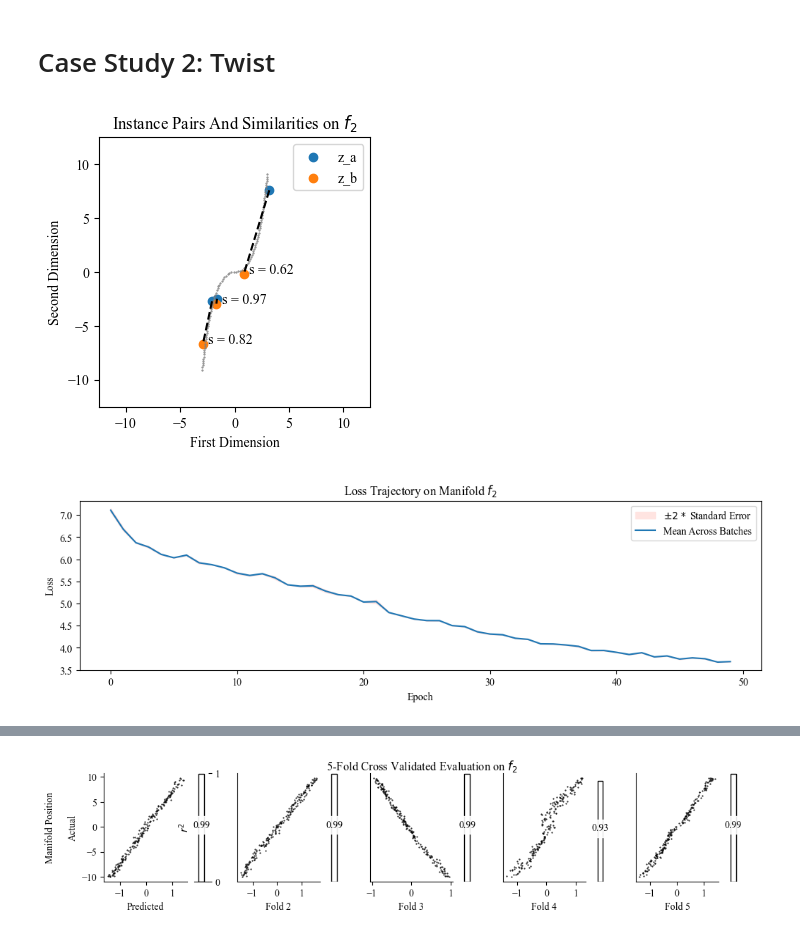
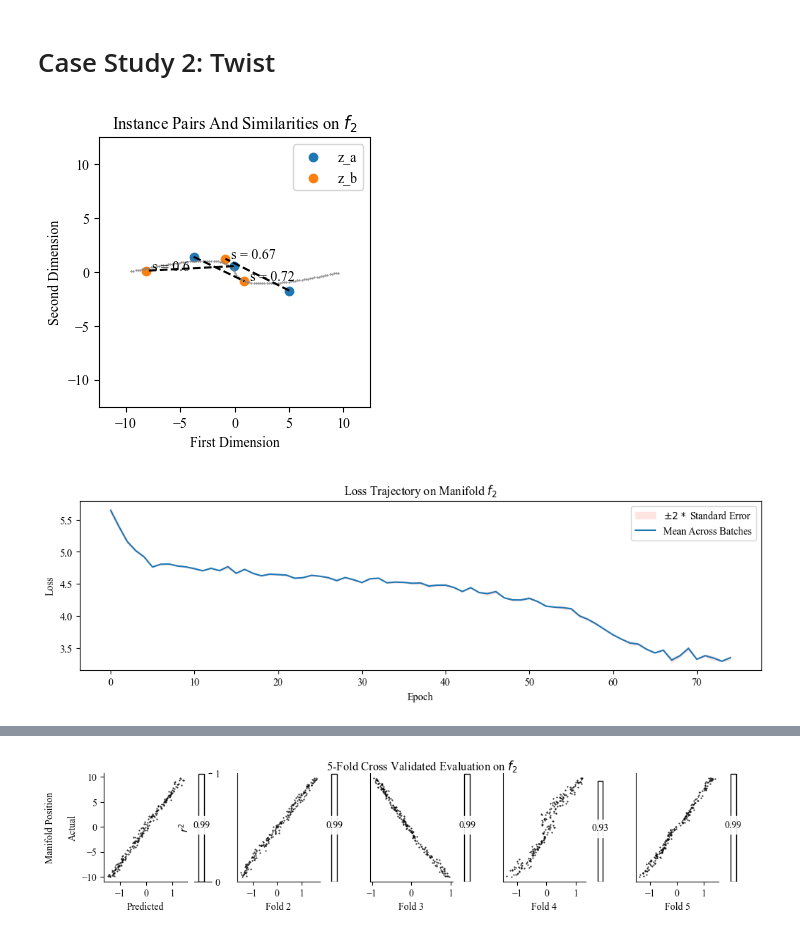
Before and after one commit to TimHenry1995/gyoza, a Jupyter notebook: src/gyoza/scripts/manifolds.ipynb, the cells around one changed output, grey strips where cells are left out. Cells and saved outputs as stored; diff of their text form; code cells hidden in the pictures.

```diff
--- a/src/gyoza/scripts/manifolds.ipynb
+++ b/src/gyoza/scripts/manifolds.ipynb
@@ -547,30 +530,36 @@ evaluate_and_plot_networks(Z_test=Z_test, Y_test=Y_test, networks=networks, mani
 # %%
 # Set up the raw manifold function
 manifold_name = 'f_2'
-manifold_function = lambda S: (np.arcsinh(S), np.sign(np.arcsinh(S)) * np.cosh(np.arcsinh(S)) - np.sign(S))
+manifold_function = lambda S: gum.rotate(xs=np.arcsinh(S), ys=np.sign(np.arcsinh(S)) * np.cosh(np.arcsinh(S)) - np.sign(S), theta=1.2*np.pi/2.0)
 
 # Generate a dataset
-reset_random_number_generators(seed=62) # Reproducability
-noise_strength = 0.5
+reset_random_number_generators(seed=503) # Reproducability
+noise_strength = 0.3
 Z, Y = create_data_set(S=S, manifold_function=manifold_function, noise_strength=noise_strength) # Z.shape == [M, N], Y.shape = [M, F]
 
 # Plot pairs of instances
 iterator = mdis.volatile_factorized_pair_iterator(X=Z, Y=Y, batch_size=32, similarity_function=similarity_function)
 Z_ab, Y_ab = next(iterator)
 
 plot_instance_pairs(S=S_star, Z_ab=Z_ab[:3,:,:], Y_ab=Y_ab[:3,:], manifold_function=manifold_function, manifold_name=manifold_name)
 # %% [output]
-[figure, old version]
+[figure, new version]
 # %%
 # Create network
 reset_random_number_generators(seed=227) # Reproducability
-network = create_network(Z_sample=Z[np.random.choice(M, size=128)])
+network = create_network(Z_sample=Z[np.random.choice(M, size=128)], stage_count=3)
 network.compile(optimizer=tf.keras.optimizers.Adam(learning_rate=0.01))
 
 # Calibrate network
 batch_size = 512
 iterator = mdis.volatile_factorized_pair_iterator(X=Z, Y=Y, batch_size=batch_size, similarity_function=similarity_function)
-epoch_loss_means, epoch_loss_standard_deviations = network.fit(iterator=iterator, epoch_count=50, batch_count=M//batch_size)
+epoch_loss_means, epoch_loss_standard_deviations = network.fit(iterator=iterator, epoch_count=75, batch_count=M//batch_size)
 plot_loss_trajectory(epoch_loss_means=epoch_loss_means, epoch_loss_standard_deviations=epoch_loss_standard_deviations, manifold_name=manifold_name)
+
+# Plot input and output
+plot_input_output(network, S_range = [np.min(S), np.max(S)], manifold_function=manifold_function, noise_strength=noise_strength, manifold_name=manifold_name)
+
+# Plot interactive tool
+interact(plot_inverse_point, position=(-1.5,1.5,0.1), residual=(-1.5,1.5,0.1), S=fixed(S_star), network=fixed(network), manifold_function=fixed(manifold_function), manifold_name=fixed(manifold_name));
 # %% [output]
-[figure, old version]
+[figure, new version]
```
Also changed, not shown: parts of 28 cells of this notebook.
